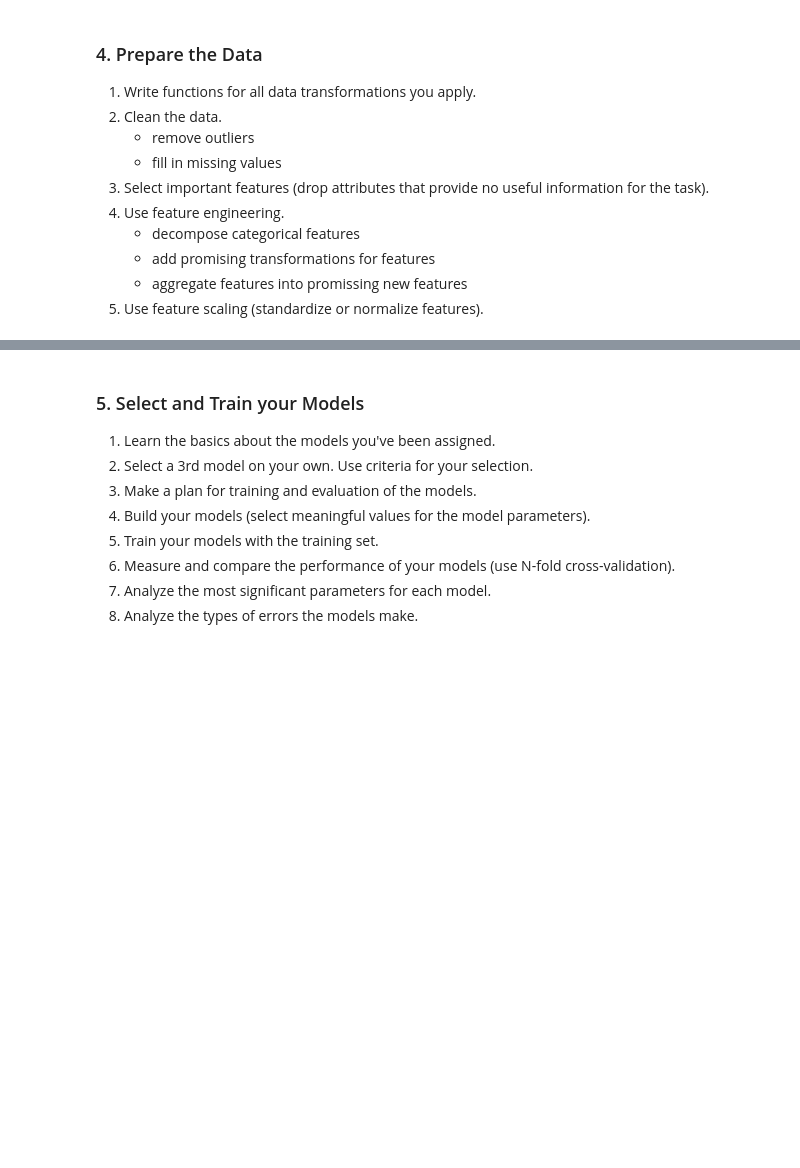
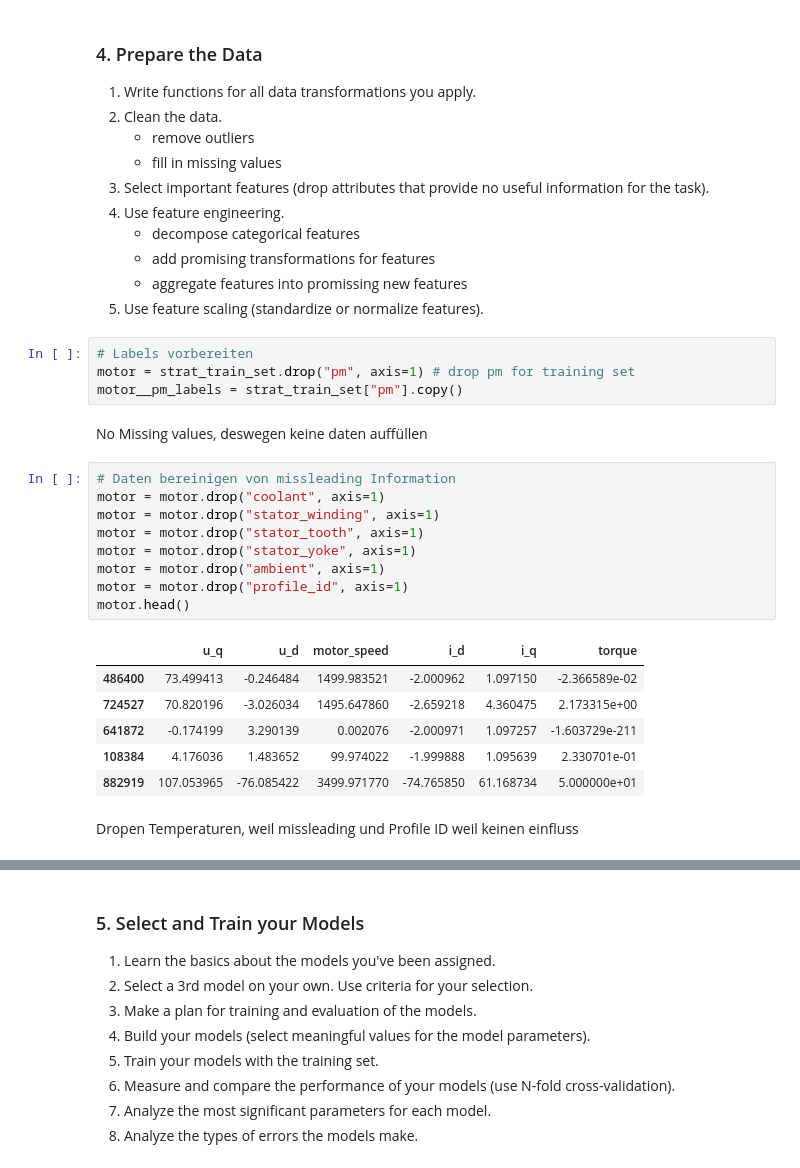
Before and after one commit to fynnbuhl/ML-SS25, a Jupyter notebook: Projekt_Gruppe9_MotorTemperatur.ipynb, the cells around one changed output, grey strips where cells are left out. Cells and saved outputs as stored; diff of their text form; blank space fills up the shorter version.

```diff
--- a/Projekt_Gruppe9_MotorTemperatur.ipynb
+++ b/Projekt_Gruppe9_MotorTemperatur.ipynb
@@ -206,3 +262,27 @@ Zielattribut: pm - permanetmagnet temperatur
     - add promising transformations for features
     - aggregate features into promissing new features
 5. Use feature scaling (standardize or normalize features).
+# %%
+# Labels vorbereiten
+motor = strat_train_set.drop("pm", axis=1) # drop pm for training set
+motor__pm_labels = strat_train_set["pm"].copy()
+# %% [markdown]
+No Missing values, deswegen keine daten auffüllen
+# %%
+# Daten bereinigen von missleading Information
+motor = motor.drop("coolant", axis=1)
+motor = motor.drop("stator_winding", axis=1)
+motor = motor.drop("stator_tooth", axis=1)
+motor = motor.drop("stator_yoke", axis=1)
+motor = motor.drop("ambient", axis=1)
+motor = motor.drop("profile_id", axis=1)
+motor.head()
+# %% [output]
+|  | u_q | u_d | motor_speed | i_d | i_q | torque |
+| 486400 | 73.499413 | -0.246484 | 1499.983521 | -2.000962 | 1.097150 | -2.366589e-02 |
+| 724527 | 70.820196 | -3.026034 | 1495.647860 | -2.659218 | 4.360475 | 2.173315e+00 |
+| 641872 | -0.174199 | 3.290139 | 0.002076 | -2.000971 | 1.097257 | -1.603729e-211 |
+| 108384 | 4.176036 | 1.483652 | 99.974022 | -1.999888 | 1.095639 | 2.330701e-01 |
+| 882919 | 107.053965 | -76.085422 | 3499.971770 | -74.765850 | 61.168734 | 5.000000e+01 |
+# %% [markdown]
+Dropen Temperaturen, weil missleading und Profile ID weil keinen einfluss
```
Also changed, not shown: parts of 11 cells of this notebook.
